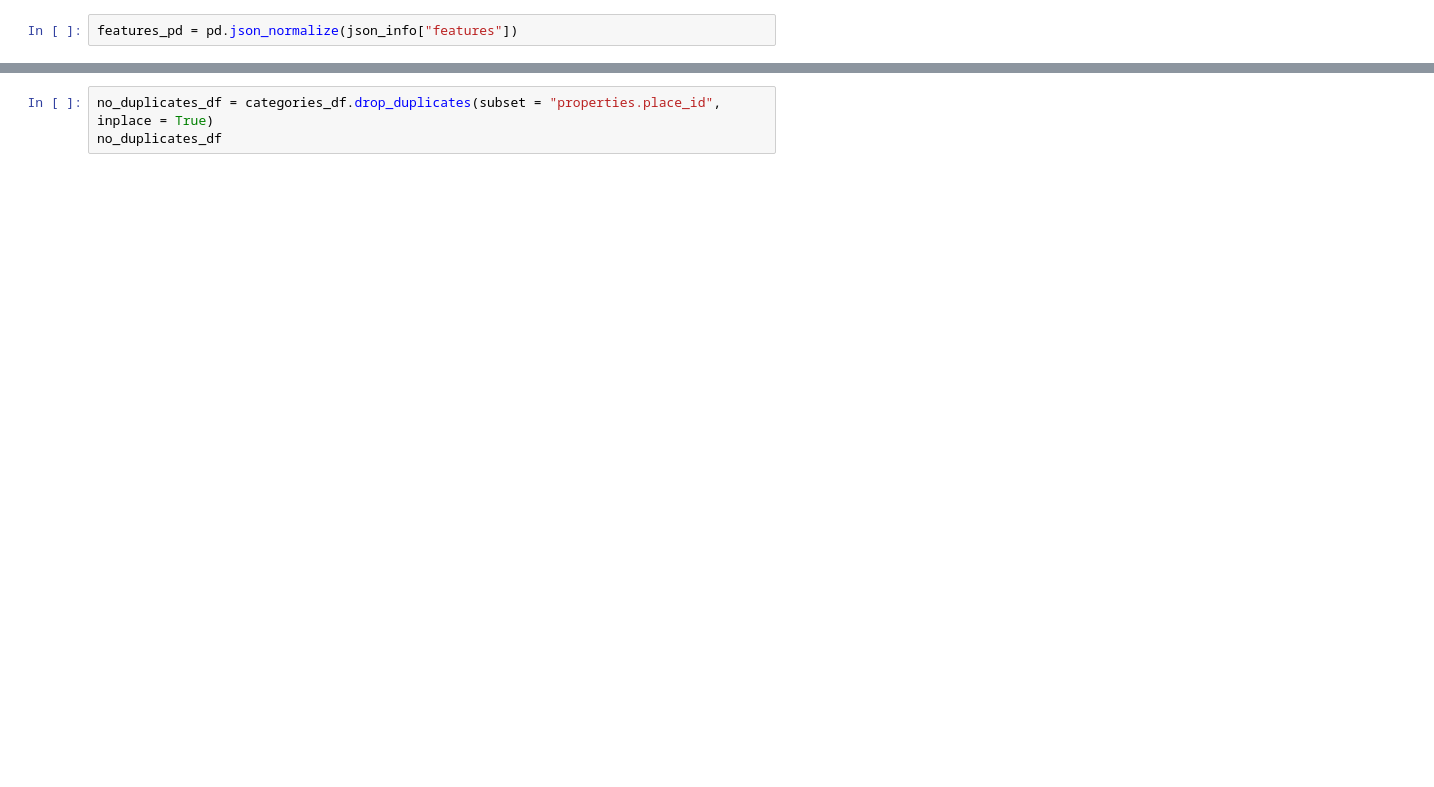
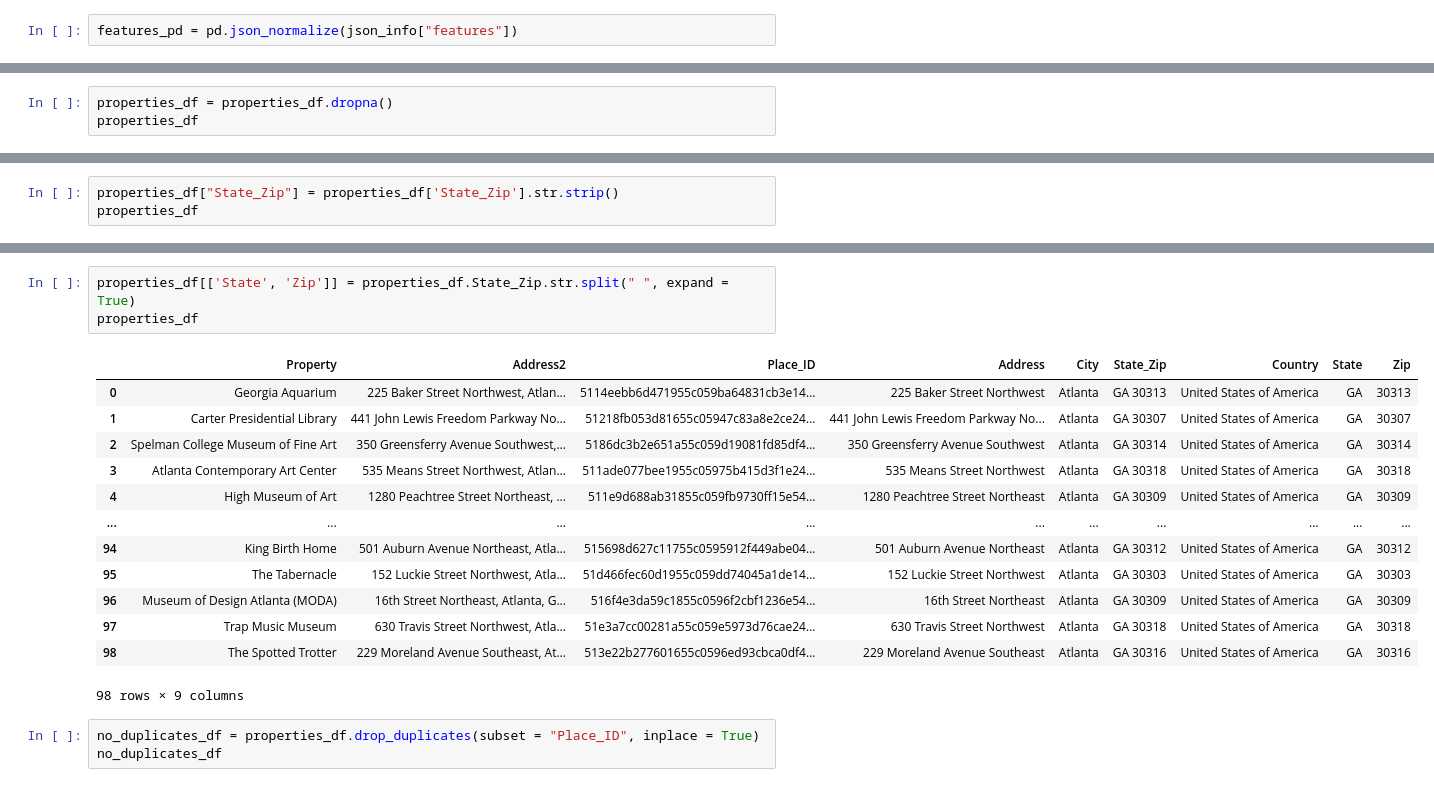
Before and after one commit to sma005/Project_3_Group_3, a Jupyter notebook: Python Scripts/project3.ipynb, the cells around one changed output, grey strips where cells are left out. Saved outputs shown, nothing was run; the diff lists cells and outputs as text; blank space fills up the shorter version.

Commit message:
Completed properties dataframe

```diff
--- a/Python Scripts/project3.ipynb
+++ b/Python Scripts/project3.ipynb
@@ -231,0 +251,3 @@ properties_df
+# %%
+properties_df = properties_df.dropna()
+properties_df
@@ -231,0 +268,3 @@ properties_df
+# %%
+properties_df["State_Zip"] = properties_df['State_Zip'].str.strip()
+properties_df
@@ -232,3 +301,20 @@ properties_df
+# %%
+properties_df[['State', 'Zip']] = properties_df.State_Zip.str.split(" ", expand = True)
+properties_df
+# %% [output]
+|  | Property | Address2 | Place_ID | Address | City | State_Zip | Country | State | Zip |
+| 0 | Georgia Aquarium | 225 Baker Street Northwest, Atlan... | 5114eebb6d471955c059ba64831cb3e14... | 225 Baker Street Northwest | Atlanta | GA 30313 | United States of America | GA | 30313 |
+| 1 | Carter Presidential Library | 441 John Lewis Freedom Parkway No... | 51218fb053d81655c05947c83a8e2ce24... | 441 John Lewis Freedom Parkway No... | Atlanta | GA 30307 | United States of America | GA | 30307 |
+| 2 | Spelman College Museum of Fine Art | 350 Greensferry Avenue Southwest,... | 5186dc3b2e651a55c059d19081fd85df4... | 350 Greensferry Avenue Southwest | Atlanta | GA 30314 | United States of America | GA | 30314 |
+| 3 | Atlanta Contemporary Art Center | 535 Means Street Northwest, Atlan... | 511ade077bee1955c05975b415d3f1e24... | 535 Means Street Northwest | Atlanta | GA 30318 | United States of America | GA | 30318 |
+| 4 | High Museum of Art | 1280 Peachtree Street Northeast, ... | 511e9d688ab31855c059fb9730ff15e54... | 1280 Peachtree Street Northeast | Atlanta | GA 30309 | United States of America | GA | 30309 |
+| ... | ... | ... | ... | ... | ... | ... | ... | ... | ... |
+| 94 | King Birth Home | 501 Auburn Avenue Northeast, Atla... | 515698d627c11755c0595912f449abe04... | 501 Auburn Avenue Northeast | Atlanta | GA 30312 | United States of America | GA | 30312 |
+| 95 | The Tabernacle | 152 Luckie Street Northwest, Atla... | 51d466fec60d1955c059dd74045a1de14... | 152 Luckie Street Northwest | Atlanta | GA 30303 | United States of America | GA | 30303 |
+| 96 | Museum of Design Atlanta (MODA) | 16th Street Northeast, Atlanta, G... | 516f4e3da59c1855c0596f2cbf1236e54... | 16th Street Northeast | Atlanta | GA 30309 | United States of America | GA | 30309 |
+| 97 | Trap Music Museum | 630 Travis Street Northwest, Atla... | 51e3a7cc00281a55c059e5973d76cae24... | 630 Travis Street Northwest | Atlanta | GA 30318 | United States of America | GA | 30318 |
+| 98 | The Spotted Trotter | 229 Moreland Avenue Southeast, At... | 513e22b277601655c0596ed93cbca0df4... | 229 Moreland Avenue Southeast | Atlanta | GA 30316 | United States of America | GA | 30316 |
+98 rows × 9 columns
 # %%
-no_duplicates_df = categories_df.drop_duplicates(subset = "properties.place_id", inplace = True)
+no_duplicates_df = properties_df.drop_duplicates(subset = "Place_ID", inplace = True)
 no_duplicates_df
```
Also changed, not shown: parts of 13 cells of this notebook.
